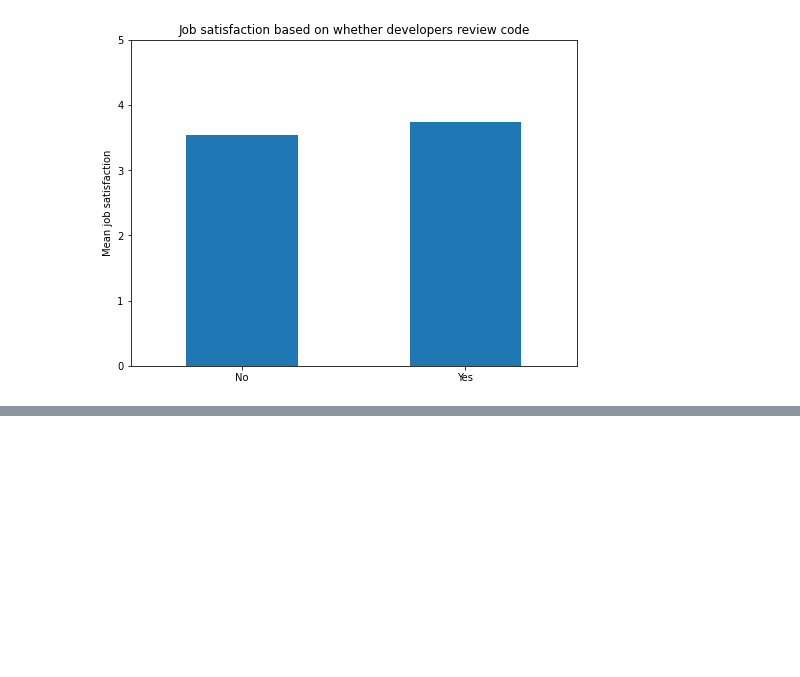
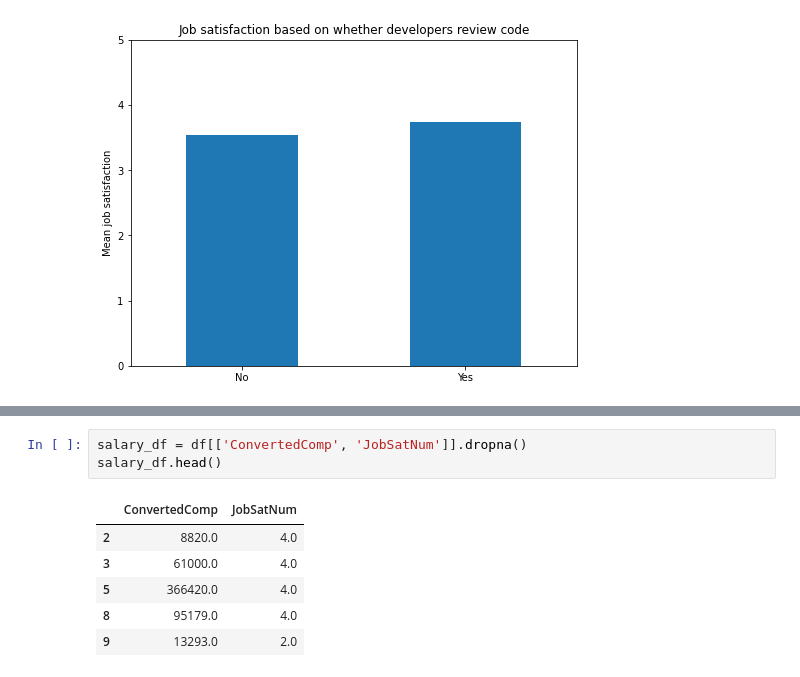
Before and after one commit to jamsidedown/data_science_blog_post_udacity, a Jupyter notebook: development_job_satisfaction.ipynb, the cells around one changed output, grey strips where cells are left out. Saved outputs shown, nothing was run; the diff lists cells and outputs as text; blank space fills up the shorter version.

```diff
--- a/development_job_satisfaction.ipynb
+++ b/development_job_satisfaction.ipynb
@@ -219,0 +229,10 @@ Text(0, 0.5, 'Mean job satisfaction')
+# %%
+salary_df = df[['ConvertedComp', 'JobSatNum']].dropna()
+salary_df.head()
+# %% [output]
+|  | ConvertedComp | JobSatNum |
+| 2 | 8820.0 | 4.0 |
+| 3 | 61000.0 | 4.0 |
+| 5 | 366420.0 | 4.0 |
+| 8 | 95179.0 | 4.0 |
+| 9 | 13293.0 | 2.0 |
```
Also changed, not shown: parts of 11 cells of this notebook, 1 other file.
